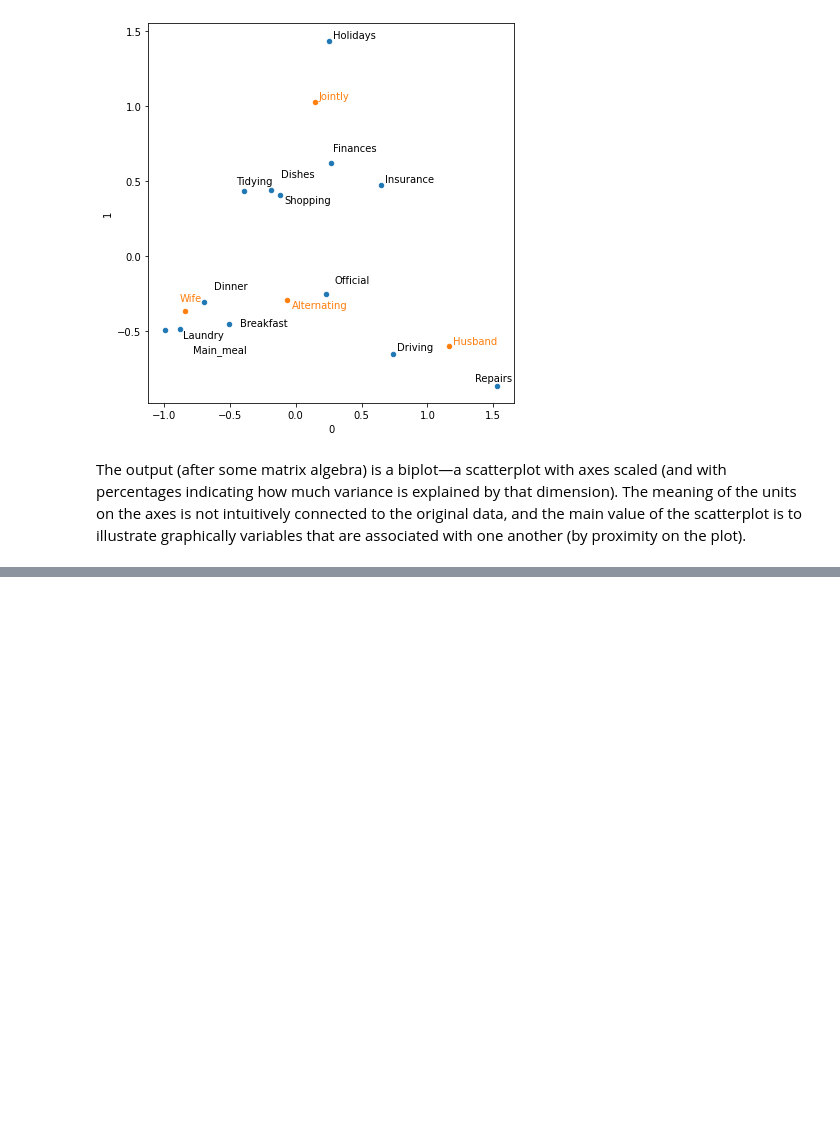
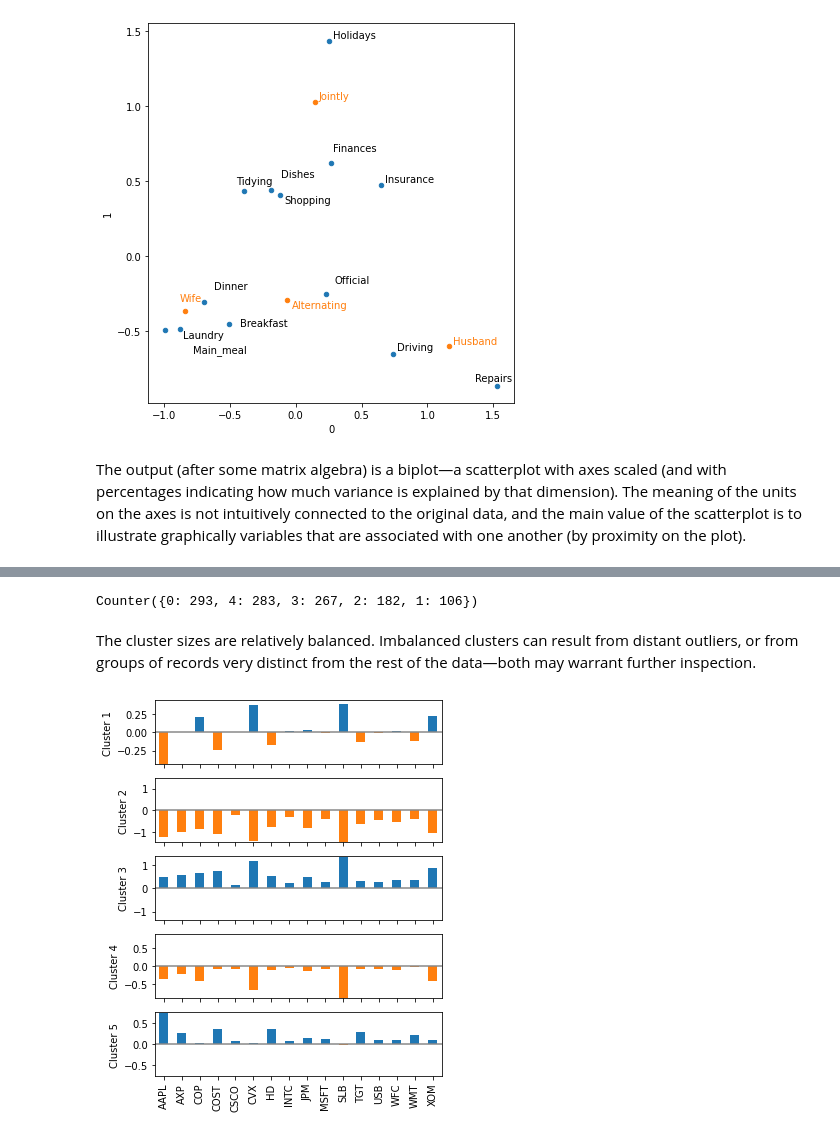
Before and after one commit to beauvilerobed/statistics-for-data-science, a Jupyter notebook: 7_UnsupervisedLearning.ipynb, the cells around one changed output, grey strips where cells are left out. Drawn from its saved outputs; the diff is of its cells as text; code cells hidden in the pictures; blank space fills up the shorter version.

```diff
--- a/7_UnsupervisedLearning.ipynb
+++ b/7_UnsupervisedLearning.ipynb
@@ -247,0 +319,5 @@ K-means divides the data into K clusters by minimizing the sum of the squared di
+# %%
+syms = sorted(['AAPL', 'MSFT', 'CSCO', 'INTC', 'CVX', 'XOM', 'SLB', 'COP',
+               'JPM', 'WFC', 'USB', 'AXP', 'WMT', 'TGT', 'HD', 'COST'])
+top_sp = sp500_px.loc[sp500_px.index >= '2011-01-01', syms]
+kmeans = KMeans(n_clusters=5).fit(top_sp)
@@ -247,0 +328,24 @@ K-means divides the data into K clusters by minimizing the sum of the squared di
+# %%
+from collections import Counter
+print(Counter(kmeans.labels_))
+# %% [output]
+Counter({0: 293, 4: 283, 3: 267, 2: 182, 1: 106})
+# %% [markdown]
+The cluster sizes are relatively balanced. Imbalanced clusters can result from distant outliers, or from groups of records very distinct from the rest of the data—both may warrant further inspection.
+# %%
+centers = pd.DataFrame(kmeans.cluster_centers_, columns=syms)
+
+f, axes = plt.subplots(5, 1, figsize=(5, 6), sharex=True)
+for i, ax in enumerate(axes):
+    center = centers.loc[i, :]
+    maxPC = 1.01 * np.max(np.max(np.abs(center)))
+    colors = ['C0' if l > 0 else 'C1' for l in center]
+    ax.axhline(color='#888888')
+    center.plot.bar(ax=ax, color=colors)
+    ax.set_ylabel(f'Cluster {i + 1}')
+    ax.set_ylim(-maxPC, maxPC)
+
+plt.tight_layout()
+plt.show()
+# %% [output]
+[figure, added]
```
Also changed, not shown: parts of 38 cells of this notebook.
